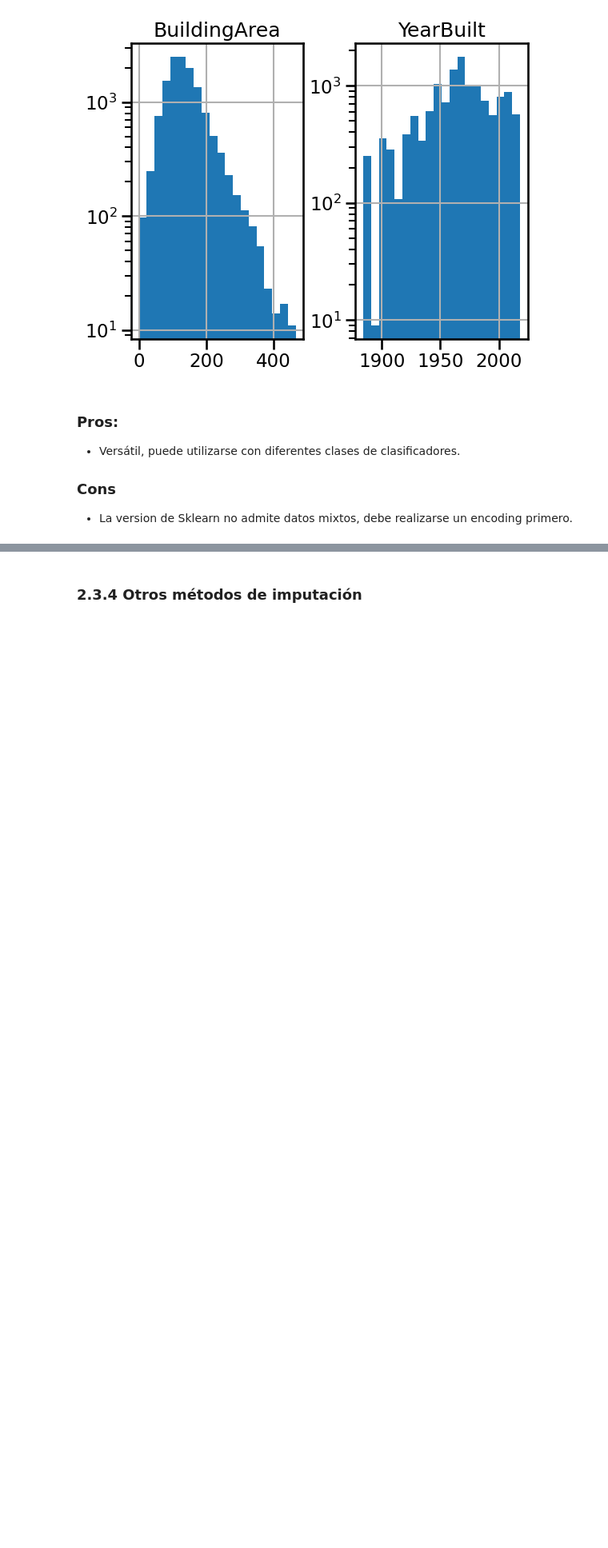
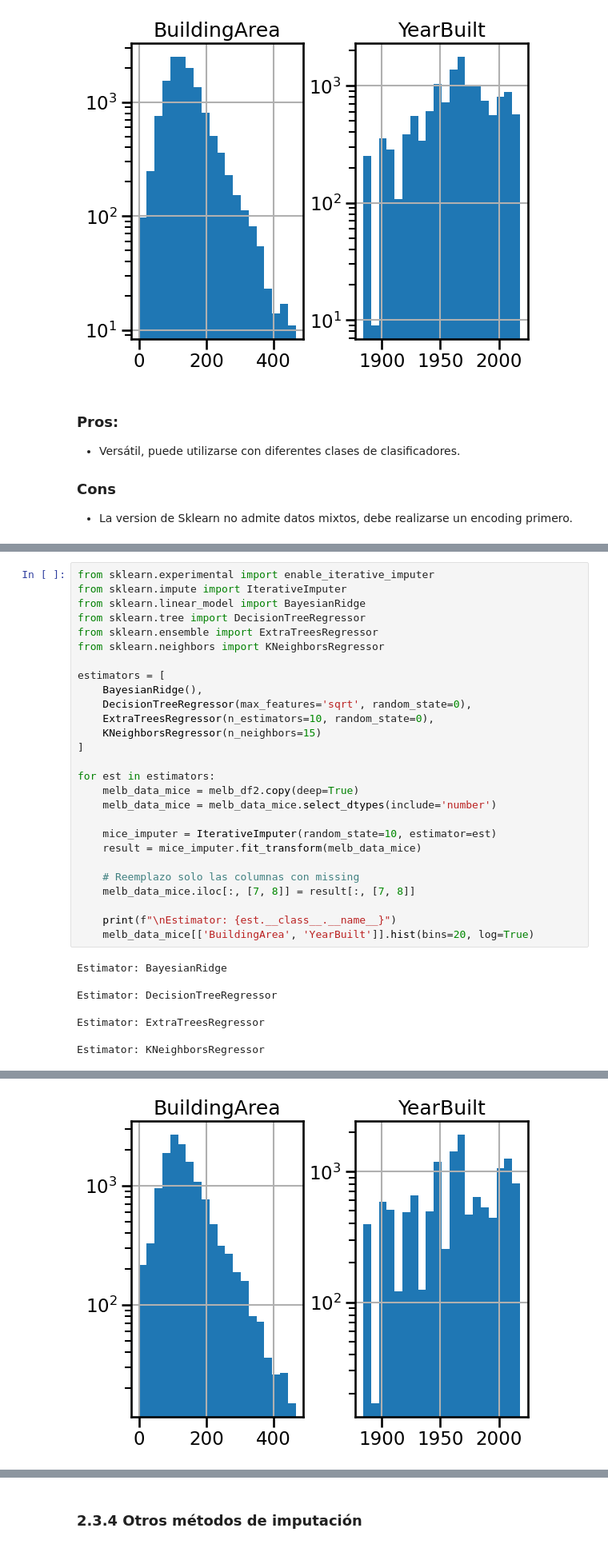
Before and after one commit to gonzaloangaut/DiploDatos, a Jupyter notebook: AEyCD/Ejercicios/03_Datos_faltantes.ipynb, the cells around one changed output, grey strips where cells are left out. Shown at 80% size. Cells and saved outputs as stored; diff of their text form; blank space fills up the shorter version.

```diff
--- a/AEyCD/Ejercicios/03_Datos_faltantes.ipynb
+++ b/AEyCD/Ejercicios/03_Datos_faltantes.ipynb
@@ -1194,0 +1212,35 @@ for algorithm in [BayesianRidge, DecisionTreeRegressor, ExtraTreesRegressor, KNe
+# %%
+from sklearn.experimental import enable_iterative_imputer
+from sklearn.impute import IterativeImputer
+from sklearn.linear_model import BayesianRidge
+from sklearn.tree import DecisionTreeRegressor
+from sklearn.ensemble import ExtraTreesRegressor
+from sklearn.neighbors import KNeighborsRegressor
+
+estimators = [
+    BayesianRidge(),
+    DecisionTreeRegressor(max_features='sqrt', random_state=0),
+    ExtraTreesRegressor(n_estimators=10, random_state=0),
+    KNeighborsRegressor(n_neighbors=15)
+]
+
+for est in estimators:
+    melb_data_mice = melb_df2.copy(deep=True)
+    melb_data_mice = melb_data_mice.select_dtypes(include='number')
+
+    mice_imputer = IterativeImputer(random_state=10, estimator=est)
+    result = mice_imputer.fit_transform(melb_data_mice)
+
+    # Reemplazo solo las columnas con missing
+    melb_data_mice.iloc[:, [7, 8]] = result[:, [7, 8]]
+
+    print(f"\nEstimator: {est.__class__.__name__}")
+    melb_data_mice[['BuildingArea', 'YearBuilt']].hist(bins=20, log=True)
+# %% [output]
+Estimator: BayesianRidge
+
+Estimator: DecisionTreeRegressor
+
+Estimator: ExtraTreesRegressor
+
+Estimator: KNeighborsRegressor
@@ -1194,0 +1248 @@ for algorithm in [BayesianRidge, DecisionTreeRegressor, ExtraTreesRegressor, KNe
+[figure, added]
```
Also changed, not shown: parts of 20 cells of this notebook, 21 other files.
